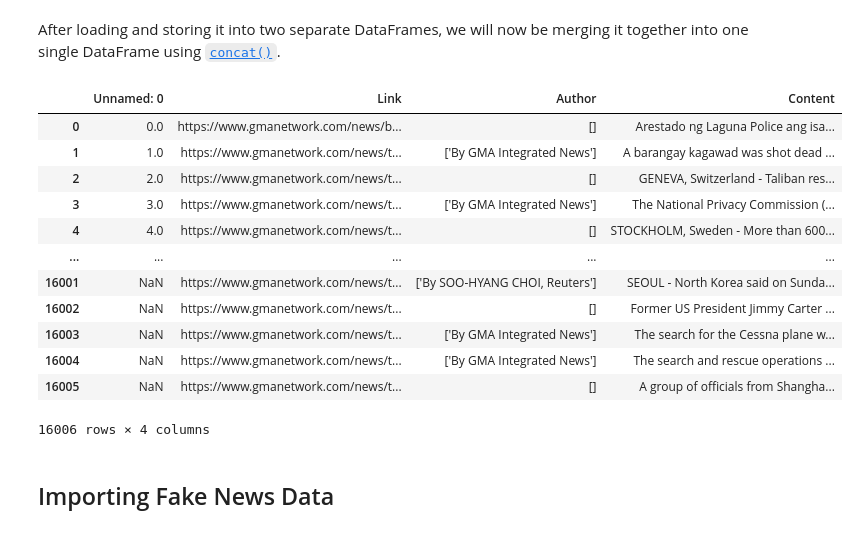
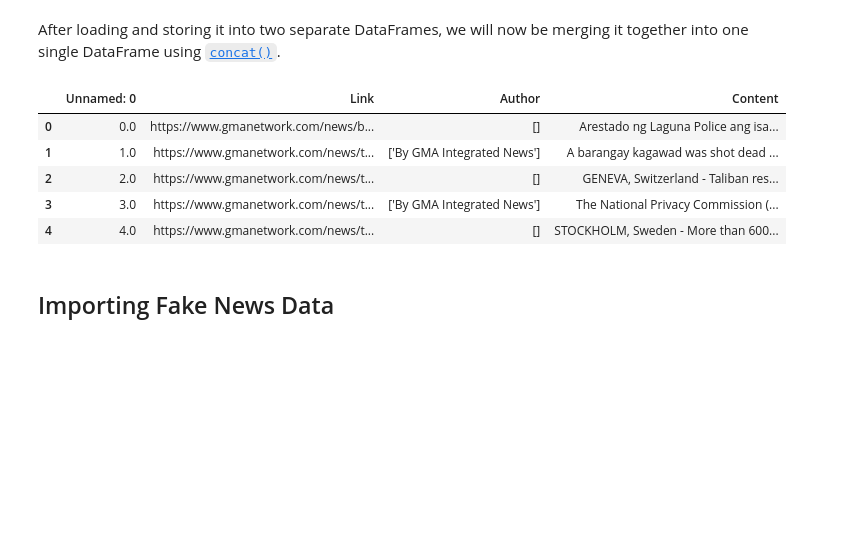
Before and after one commit to francheska-vicente/data102-fake-news, a Jupyter notebook: main.ipynb, the cells around one changed output. Drawn from its saved outputs; the diff is of its cells as text; code cells hidden in the pictures; blank space fills up the shorter version.

```diff
--- a/main.ipynb
+++ b/main.ipynb
@@ -114,7 +114,7 @@ df_Rappler.head()
 # %% [markdown]
 For our GMA Data, we scraped two data. These two data will also be loaded using the [`read_csv`](https://pandas.pydata.org/docs/reference/api/pandas.read_csv.html), and stored into DataFrames separately that we will be naming df_gma1 and df_gma2.
 # %%
-df_gma1 = pd.read_csv('/Users/admin/Downloads/gma-10000.csv')
+df_gma1 = pd.read_csv('data/gma-10000.csv')
 df_gma1.head()
 # %% [output]
 |  | Unnamed: 0 | Link | Author | Content |
@@ -124,7 +124,7 @@ df_gma1.head()
 | 3 | 3 | https://www.gmanetwork.com/news/t... | ['By GMA Integrated News'] | The National Privacy Commission (... |
 | 4 | 4 | https://www.gmanetwork.com/news/t... | [] | STOCKHOLM, Sweden - More than 600... |
 # %%
-df_gma2 = pd.read_csv('/Users/admin/Downloads/gma_dataframe.csv')
+df_gma2 = pd.read_csv('data/gma_dataframe.csv')
 df_gma2.head()
 # %% [output]
 |  | Link | Author | Content |
@@ -137,21 +137,14 @@ df_gma2.head()
 After loading and storing it into two separate DataFrames, we will now be merging it together into one single DataFrame using [`concat()`](https://pandas.pydata.org/docs/reference/api/pandas.concat.html?highlight=concat#pandas.concat).
 # %%
 df_GMA = pd.concat([df_gma1,df_gma2], ignore_index=True)
-df_GMA
+df_GMA.head()
 # %% [output]
 |  | Unnamed: 0 | Link | Author | Content |
 | 0 | 0.0 | https://www.gmanetwork.com/news/b... | [] | Arestado ng Laguna Police ang isa... |
 | 1 | 1.0 | https://www.gmanetwork.com/news/t... | ['By GMA Integrated News'] | A barangay kagawad was shot dead ... |
 | 2 | 2.0 | https://www.gmanetwork.com/news/t... | [] | GENEVA, Switzerland - Taliban res... |
 | 3 | 3.0 | https://www.gmanetwork.com/news/t... | ['By GMA Integrated News'] | The National Privacy Commission (... |
 | 4 | 4.0 | https://www.gmanetwork.com/news/t... | [] | STOCKHOLM, Sweden - More than 600... |
-| ... | ... | ... | ... | ... |
-| 16001 | NaN | https://www.gmanetwork.com/news/t... | ['By SOO-HYANG CHOI, Reuters'] | SEOUL - North Korea said on Sunda... |
-| 16002 | NaN | https://www.gmanetwork.com/news/t... | [] | Former US President Jimmy Carter ... |
-| 16003 | NaN | https://www.gmanetwork.com/news/t... | ['By GMA Integrated News'] | The search for the Cessna plane w... |
-| 16004 | NaN | https://www.gmanetwork.com/news/t... | ['By GMA Integrated News'] | The search and rescue operations ... |
-| 16005 | NaN | https://www.gmanetwork.com/news/t... | [] | A group of officials from Shangha... |
-16006 rows × 4 columns
 # %% [markdown]
 ## Importing Fake News Data
 # %% [markdown]
```
Also changed, not shown: parts of 23 cells of this notebook.
